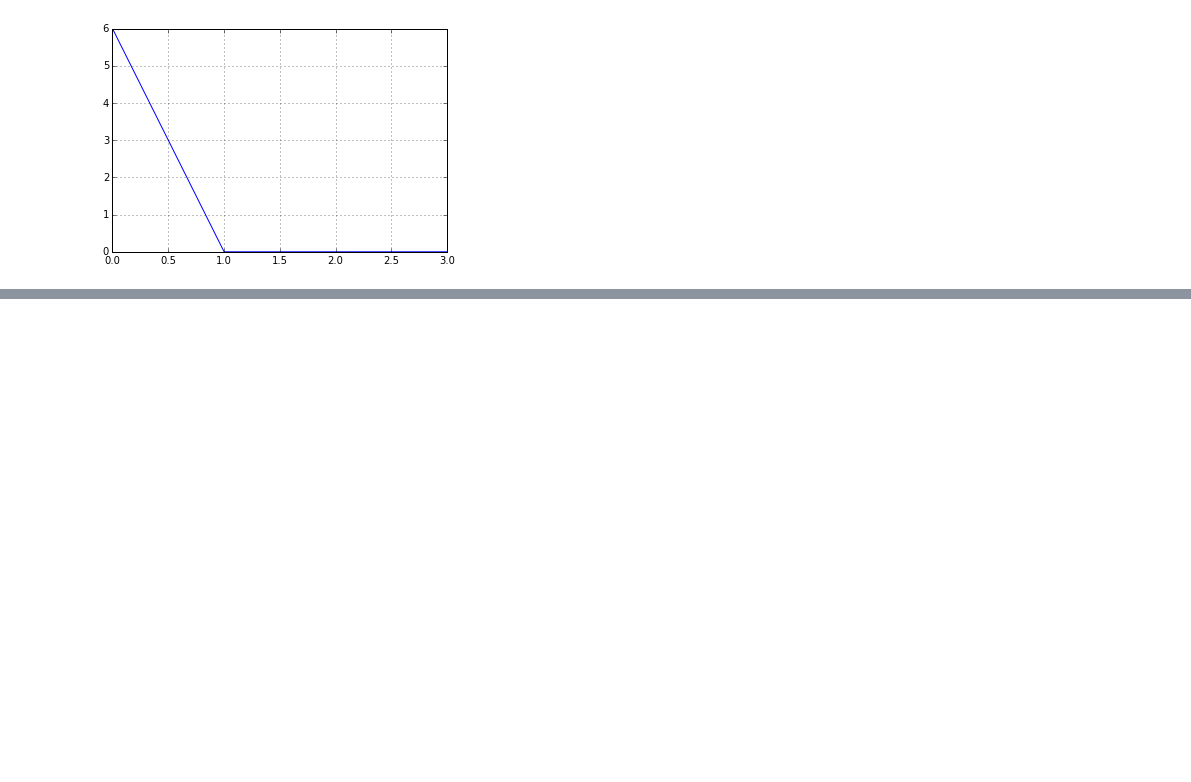
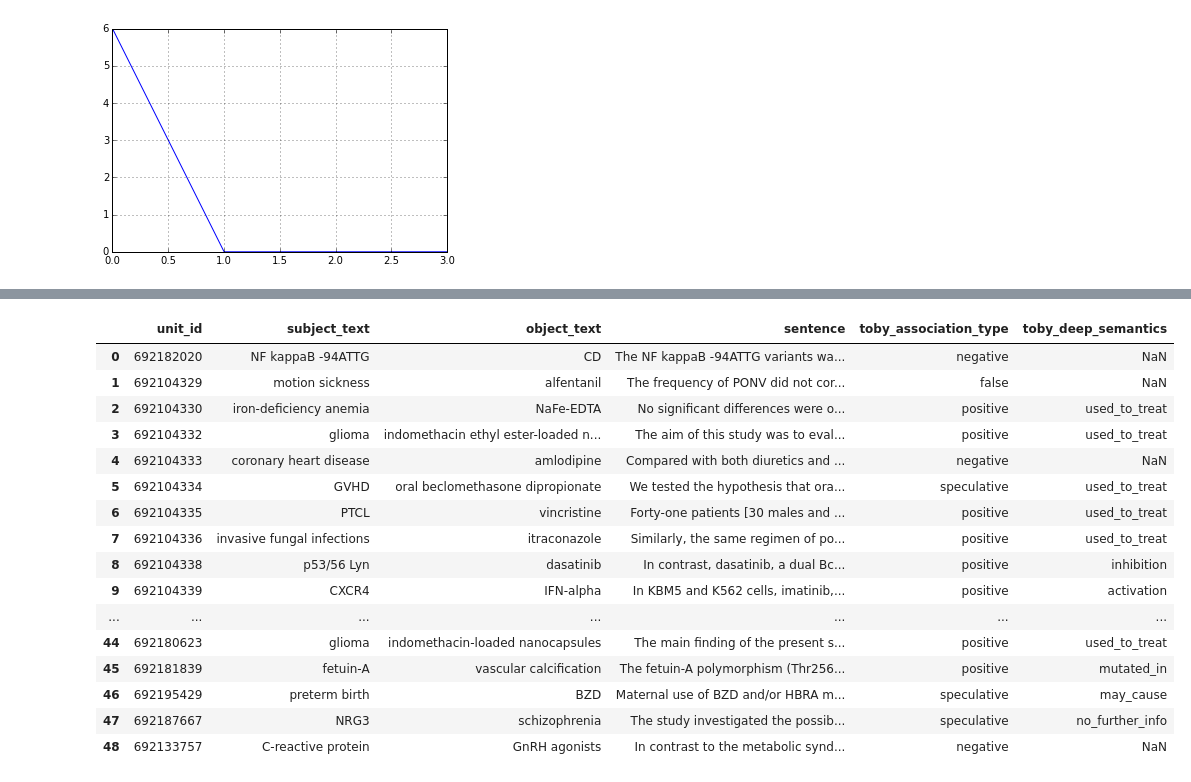
Before and after one commit to veleritas/crowdsourcing, a Jupyter notebook: extract_relationships/Analysis.ipynb, the cells around one changed output, grey strips where cells are left out. Drawn from its saved outputs; the diff is of its cells as text; code cells hidden in the pictures; blank space fills up the shorter version.

```diff
--- a/extract_relationships/Analysis.ipynb
+++ b/extract_relationships/Analysis.ipynb
@@ -22,0 +81,16 @@ def convert(resp):
+# %%
+
+settings = {
+    "data_subset": "all",
+    "min_accuracy": 0.1,
+    "max_accuracy": 1.0,
+    "link_type": "all"
+}
+
+loc = "/home/toby/crowdsourcing/extract_relationships/results/analysis/"
+fname = "705001_full_with_untrusted_and_unfinished.csv"
+
+
+data = filter_data(fname, loc, **settings)
+
+print "set", set(data["true_relation_type"])
@@ -422,0 +799,20 @@ Number of correct responses with respect to the rank of confidence score:
+# %%
+toby_data
+# %% [output]
+|  | unit_id | subject_text | object_text | sentence | toby_association_type | toby_deep_semantics |
+| 0 | 692182020 | NF kappaB -94ATTG | CD | The NF kappaB -94ATTG variants wa... | negative | NaN |
+| 1 | 692104329 | motion sickness | alfentanil | The frequency of PONV did not cor... | false | NaN |
+| 2 | 692104330 | iron-deficiency anemia | NaFe-EDTA | No significant differences were o... | positive | used_to_treat |
+| 3 | 692104332 | glioma | indomethacin ethyl ester-loaded n... | The aim of this study was to eval... | positive | used_to_treat |
+| 4 | 692104333 | coronary heart disease | amlodipine | Compared with both diuretics and ... | negative | NaN |
+| 5 | 692104334 | GVHD | oral beclomethasone dipropionate | We tested the hypothesis that ora... | speculative | used_to_treat |
+| 6 | 692104335 | PTCL | vincristine | Forty-one patients [30 males and ... | positive | used_to_treat |
+| 7 | 692104336 | invasive fungal infections | itraconazole | Similarly, the same regimen of po... | positive | used_to_treat |
+| 8 | 692104338 | p53/56 Lyn | dasatinib | In contrast, dasatinib, a dual Bc... | positive | inhibition |
+| 9 | 692104339 | CXCR4 | IFN-alpha | In KBM5 and K562 cells, imatinib,... | positive | activation |
+| ... | ... | ... | ... | ... | ... | ... |
+| 44 | 692180623 | glioma | indomethacin-loaded nanocapsules | The main finding of the present s... | positive | used_to_treat |
+| 45 | 692181839 | fetuin-A | vascular calcification | The fetuin-A polymorphism (Thr256... | positive | mutated_in |
+| 46 | 692195429 | preterm birth | BZD | Maternal use of BZD and/or HBRA m... | speculative | may_cause |
+| 47 | 692187667 | NRG3 | schizophrenia | The study investigated the possib... | speculative | no_further_info |
+| 48 | 692133757 | C-reactive protein | GnRH agonists | In contrast to the metabolic synd... | negative | NaN |
```
Also changed, not shown: parts of 17 cells of this notebook.
